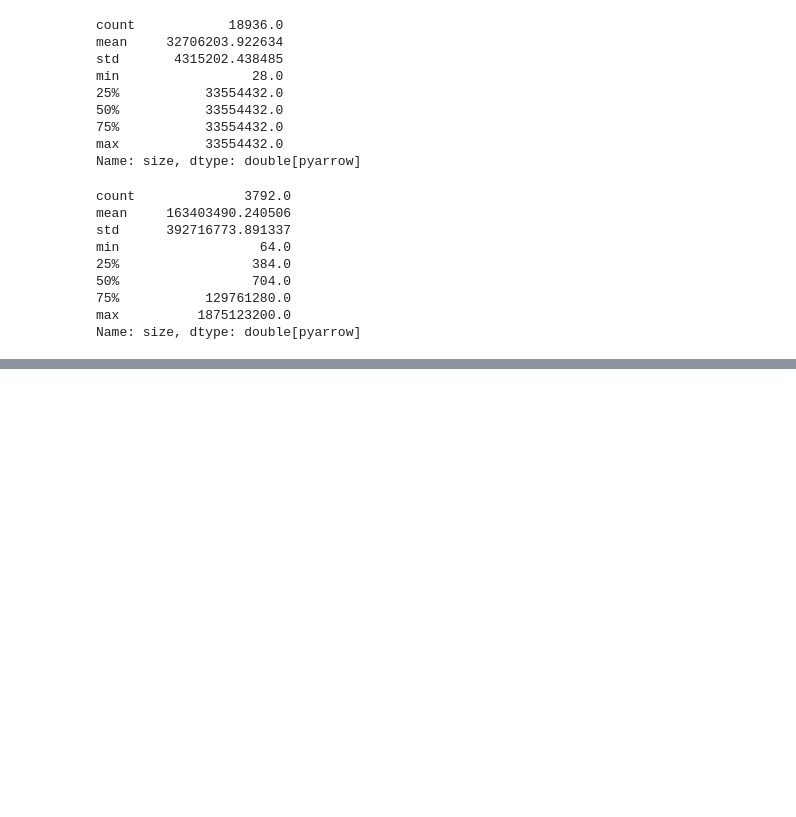
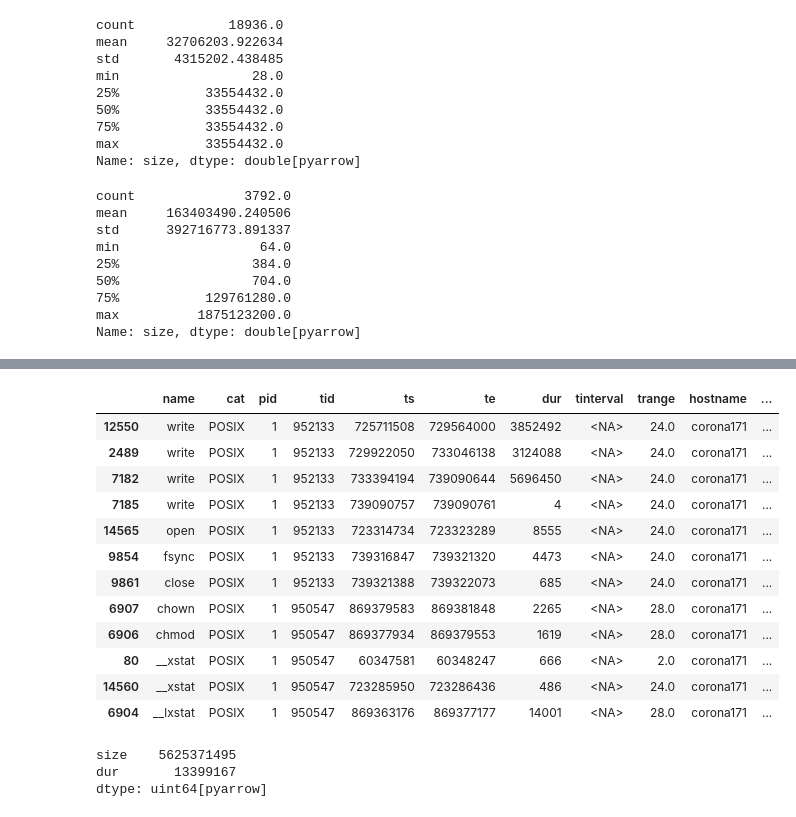
Before and after one commit to hariharan-devarajan/scr-dlio, a Jupyter notebook: examples/scr comparision.ipynb, the cells around one changed output, grey strips where cells are left out. Cells and saved outputs as stored; diff of their text form; code cells hidden in the pictures; blank space fills up the shorter version.

```diff
--- a/examples/scr comparision.ipynb
+++ b/examples/scr comparision.ipynb
@@ -187,0 +359,4 @@ scr_pfs_single_ckp_time, scr_pfs_single_posix_lustre_time, scr_pfs_single_posix_
+# %%
+# SCR pfs single copy max buffer 2 thread no core affinity
+filename = "/usr/WS2/haridev/scr-dlio/scripts/hydra_log/scr_megatron_deepspeed/2024-07-16-13-23-52/trace*.pfw.gz"
+analyzer_scr_pfs_2_max_nc = DLPAnalyzer(filename).events
@@ -695,0 +1208,22 @@ Name: size, dtype: double[pyarrow]
+# %%
+analyzer_scr_pfs_2_max_nc.query("filename == '/p/lustre2/haridev/dlio/scr/checkpoints/scr_megatron_deepspeed_medium/optimizer-1-400-1.pt'").sort_values("name", ascending=False).compute()
+# %% [output]
+|  | name | cat | pid | tid | ts | te | dur | tinterval | trange | hostname | ... |
+| 12550 | write | POSIX | 1 | 952133 | 725711508 | 729564000 | 3852492 | <NA> | 24.0 | corona171 | ... |
+| 2489 | write | POSIX | 1 | 952133 | 729922050 | 733046138 | 3124088 | <NA> | 24.0 | corona171 | ... |
+| 7182 | write | POSIX | 1 | 952133 | 733394194 | 739090644 | 5696450 | <NA> | 24.0 | corona171 | ... |
+| 7185 | write | POSIX | 1 | 952133 | 739090757 | 739090761 | 4 | <NA> | 24.0 | corona171 | ... |
+| 14565 | open | POSIX | 1 | 952133 | 723314734 | 723323289 | 8555 | <NA> | 24.0 | corona171 | ... |
+| 9854 | fsync | POSIX | 1 | 952133 | 739316847 | 739321320 | 4473 | <NA> | 24.0 | corona171 | ... |
+| 9861 | close | POSIX | 1 | 952133 | 739321388 | 739322073 | 685 | <NA> | 24.0 | corona171 | ... |
+| 6907 | chown | POSIX | 1 | 950547 | 869379583 | 869381848 | 2265 | <NA> | 28.0 | corona171 | ... |
+| 6906 | chmod | POSIX | 1 | 950547 | 869377934 | 869379553 | 1619 | <NA> | 28.0 | corona171 | ... |
+| 80 | __xstat | POSIX | 1 | 950547 | 60347581 | 60348247 | 666 | <NA> | 2.0 | corona171 | ... |
+| 14560 | __xstat | POSIX | 1 | 950547 | 723285950 | 723286436 | 486 | <NA> | 24.0 | corona171 | ... |
+| 6904 | __lxstat | POSIX | 1 | 950547 | 869363176 | 869377177 | 14001 | <NA> | 28.0 | corona171 | ... |
+# %%
+analyzer_scr_pfs_single_max_nc.query("filename == '/p/lustre2/haridev/dlio/scr/checkpoints/scr_megatron_deepspeed_medium/optimizer-1-400-1.pt' and name == 'write'")[["size","dur"]].sum().compute()
+# %% [output]
+size    5625371495
+dur       13399167
+dtype: uint64[pyarrow]
```
Also changed, not shown: parts of 65 cells of this notebook, 3 other files.
